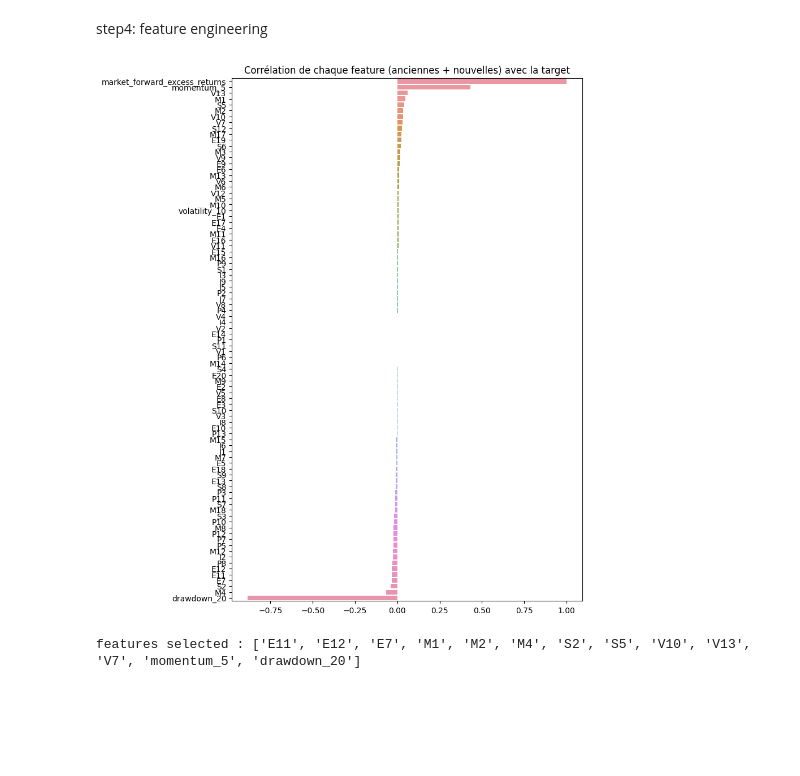
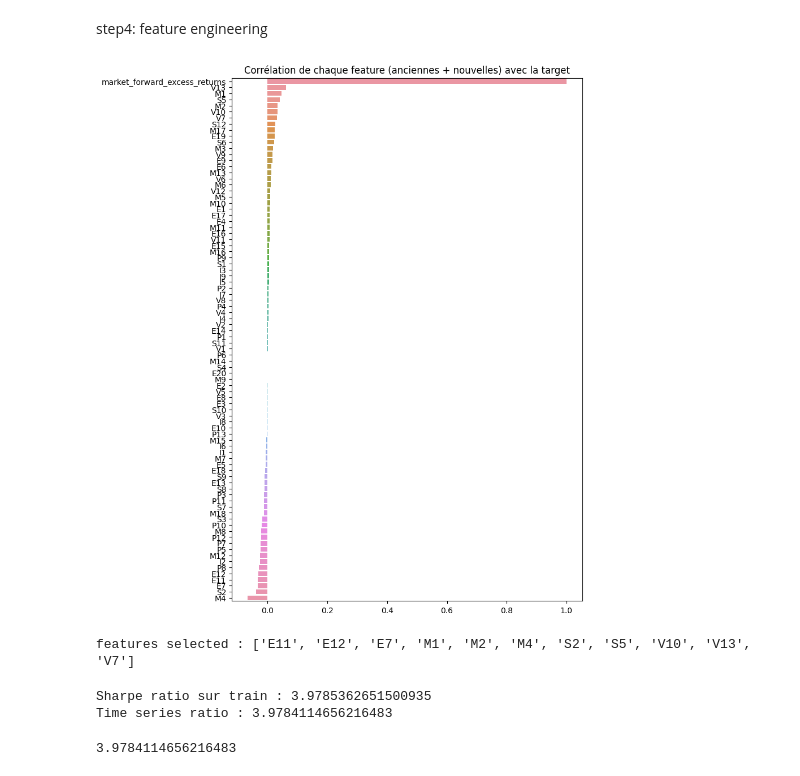
Before and after one commit to Arishkanyam/ML-Project-4, a Jupyter notebook: project-4-mlp.ipynb, the cells around one changed output. Saved outputs shown, nothing was run; the diff lists cells and outputs as text; code cells hidden in the pictures; blank space fills up the shorter version.

```diff
--- a/project-4-mlp.ipynb
+++ b/project-4-mlp.ipynb
@@ -192,35 +248,35 @@ def add_other_features(df: pl.DataFrame, is_test: bool) -> pl.DataFrame:
 
     return (
         df
         .with_columns(
             momentum_5 = pl.col(col).rolling_mean(window_size=5, min_samples=1),
             volatility_10 = pl.col(col).rolling_std(window_size=10, min_samples=1),
             rolling_max_20 = pl.col(col).rolling_max(window_size=20, min_samples=1)
         )
         .with_columns(
             drawdown_20 = (pl.col("rolling_max_20") - pl.col(col)) / pl.col("rolling_max_20").replace(0, None)
         )
         .with_columns(
             drawdown_20 = pl.col("drawdown_20").fill_null(0)
         )
         .drop("rolling_max_20")
         )
 
 train = add_other_features(train, is_test=False)
 
 train_pd = train.to_pandas()
 
-all_features = feature_cols + ["momentum_5", "volatility_10", "drawdown_20"]
+all_features = feature_cols #+ ["momentum_5", "volatility_10", "drawdown_20"]
 corr_target = train_pd[all_features + ["market_forward_excess_returns"]] \
                 .corr()["market_forward_excess_returns"] \
                 .sort_values(ascending=False)
 
 plt.figure(figsize=(8, 12))
 sns.barplot(x=corr_target.values, y=corr_target.index)
 plt.title("Corrélation de chaque feature (anciennes + nouvelles) avec la target")
 plt.show()
 # %% [output]
-[figure, old version]
+[figure, new version]
 # %%
 df_corr_pl = train.select(all_features + ["market_forward_excess_returns"])
 df_corr = df_corr_pl.to_pandas()
@@ -237,10 +293,15 @@ selected_features = [
 
 print("features selected :", selected_features)
 # %% [output]
-features selected : ['E11', 'E12', 'E7', 'M1', 'M2', 'M4', 'S2', 'S5', 'V10', 'V13', 'V7', 'momentum_5', 'drawdown_20']
+features selected : ['E11', 'E12', 'E7', 'M1', 'M2', 'M4', 'S2', 'S5', 'V10', 'V13', 'V7']
 # %%
 lgb_model = lgb_train(selected_features)
-#lgb_train_time_series(train, selected_features)
+lgb_train_time_series(train, selected_features)
+print_global_train_sharpe(train, selected_features, models)
+# %% [output]
+Sharpe ratio sur train : 3.9785362651500935
+Time series ratio : 3.9784114656216483
+3.9784114656216483
 # %%
 def predict(test: pl.DataFrame) -> pl.DataFrame:
     clone = test.clone()
```
Also changed, not shown: parts of 4 cells of this notebook.
